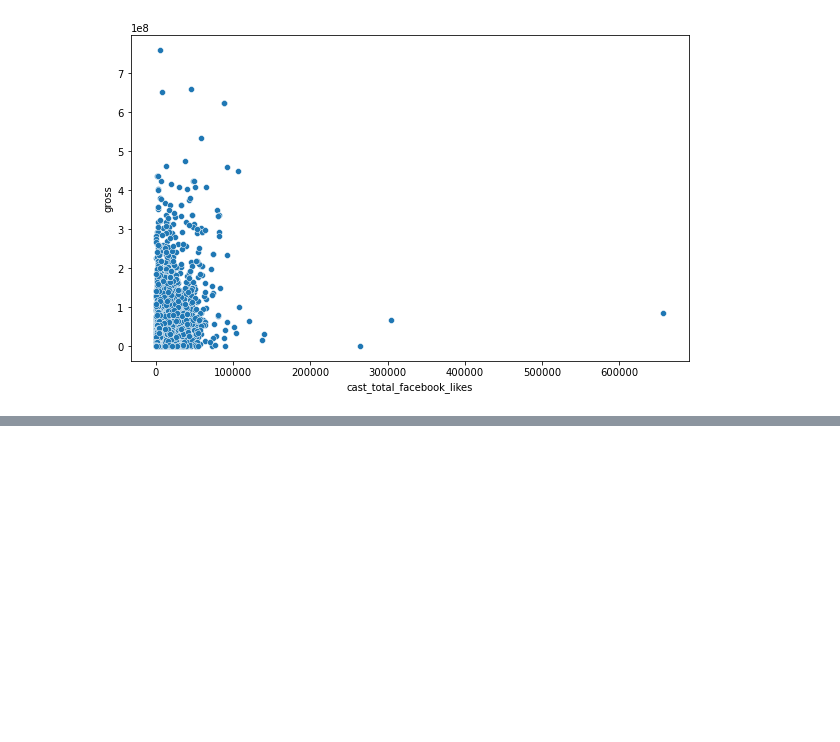
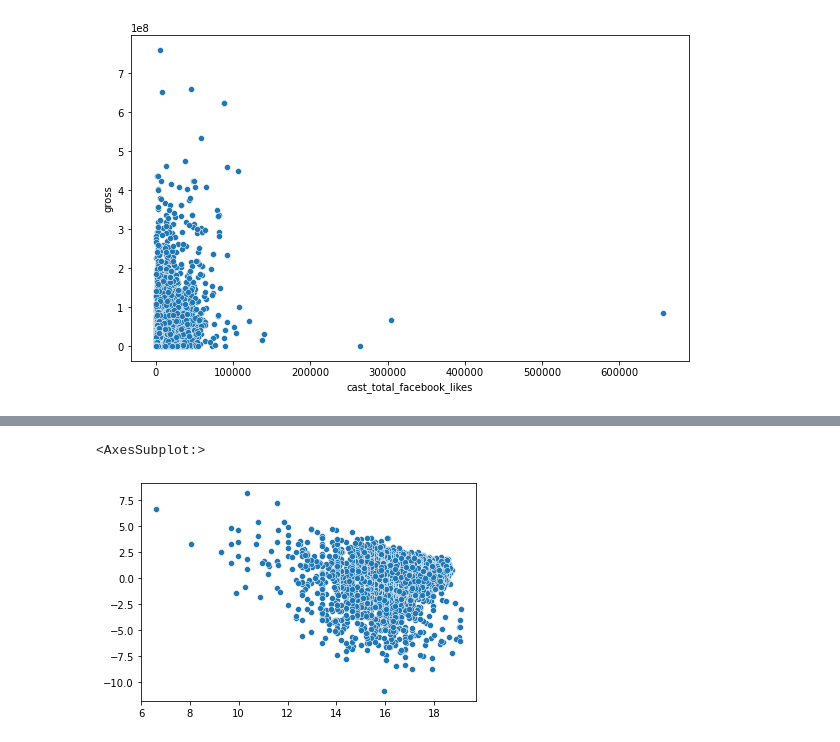
Before and after one commit to kennyeon/Too-Pullz-Project, a Jupyter notebook: IMDB_Regression.ipynb, the cells around one changed output, grey strips where cells are left out. Saved outputs shown, nothing was run; the diff lists cells and outputs as text; code cells hidden in the pictures; blank space fills up the shorter version.

```diff
--- a/IMDB_Regression.ipynb
+++ b/IMDB_Regression.ipynb
@@ -178,0 +186,12 @@ sns.scatterplot(x ='cast_total_facebook_likes',y = 'gross',data = movies)
+# %%
+import numpy as np
+
+genres = movies.genres.str.split("|", expand = True)
+gen = []
+for x in range(genres.shape[1]):
+    u = genres.iloc[:, x].unique()
+    gen = gen + list(u)
+
+genre_list = list(pd.DataFrame(gen).iloc[:, 0].unique())
+genre_list.remove(None)
+genre_list
@@ -178,0 +216,3 @@ sns.scatterplot(x ='cast_total_facebook_likes',y = 'gross',data = movies)
+# %%
+genre_list = ' '.join(genre_list).replace('-','_').split()
+genre_list
@@ -178,0 +237,4 @@ sns.scatterplot(x ='cast_total_facebook_likes',y = 'gross',data = movies)
+# %%
+for i in range(len(genre_list)):
+    movies[str(genre_list[i])] = movies.genres.apply(lambda x: 1 if str(genre_list[i]) in x else 0)
+movies
@@ -178,0 +293,3 @@ sns.scatterplot(x ='cast_total_facebook_likes',y = 'gross',data = movies)
+# %%
+model = smf.ols(formula = 'np.log(gross)~budget+np.log(budget)', data = movies).fit()
+model.summary()
@@ -178,0 +319,5 @@ sns.scatterplot(x ='cast_total_facebook_likes',y = 'gross',data = movies)
+# %%
+sns.scatterplot(x = model.fittedvalues, y = model.resid)
+# %% [output]
+<AxesSubplot:>
+[figure, added]
```
Also changed, not shown: parts of 16 cells of this notebook.
